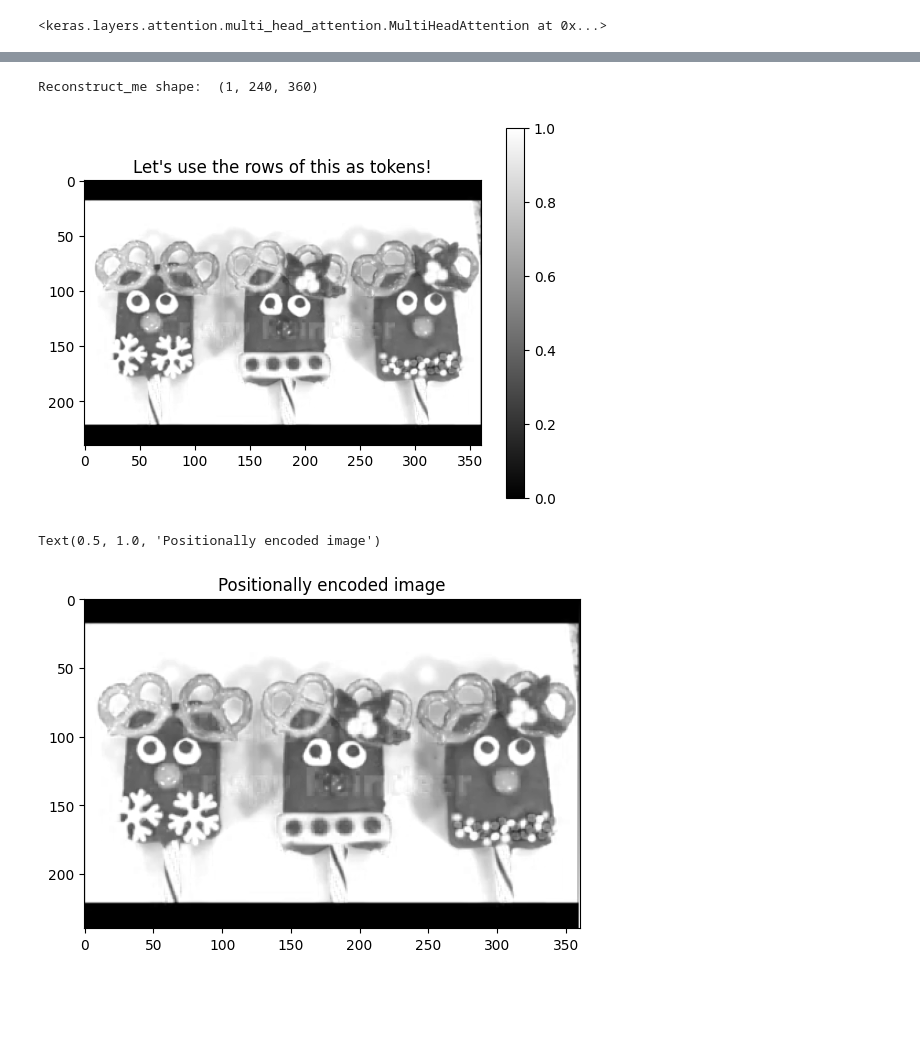
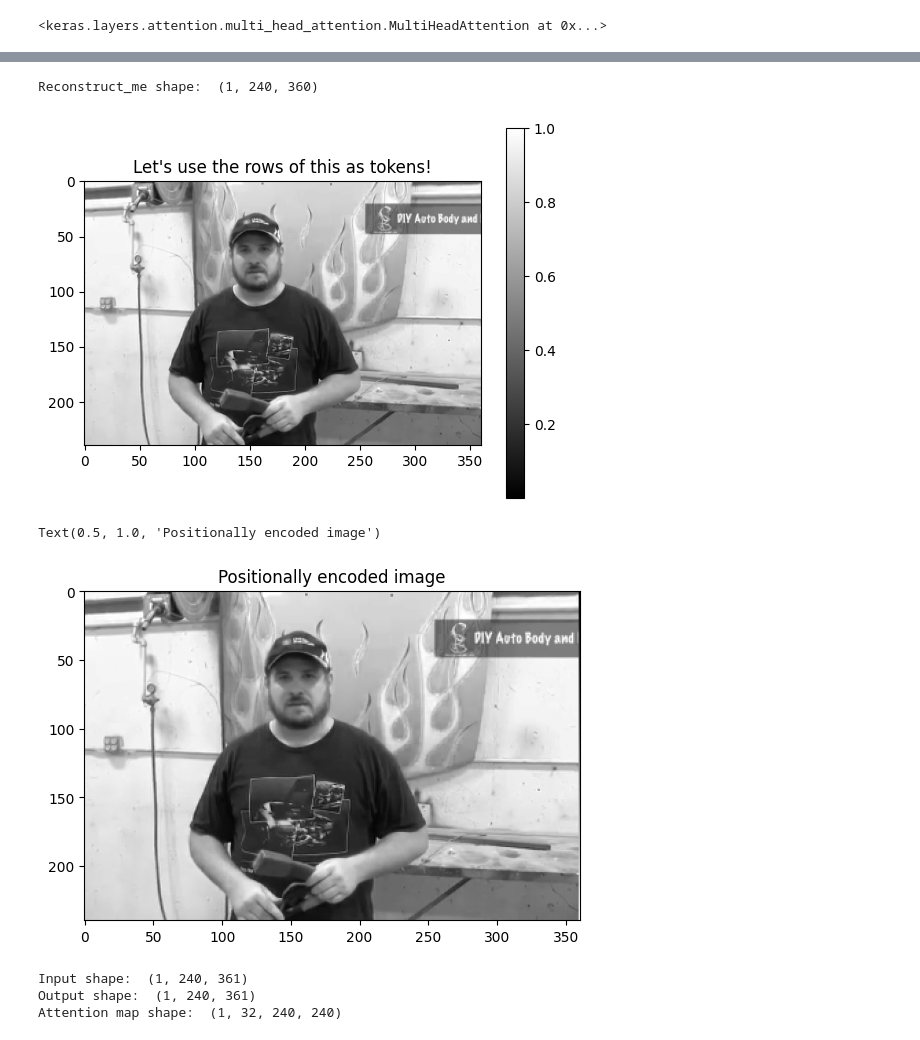
Before and after one commit to amanb2000/Multimodal_Foundation, a Jupyter notebook: sketch/05_Attention_Play.ipynb, the cells around one changed output, grey strips where cells are left out. Saved outputs shown, nothing was run; the diff lists cells and outputs as text; code cells hidden in the pictures; blank space fills up the shorter version.

Commit message:
Finish notebook 05 simple attention mechanism.

```diff
--- a/sketch/05_Attention_Play.ipynb
+++ b/sketch/05_Attention_Play.ipynb
@@ -111,24 +110,24 @@ plt.imshow(mha_output[0,:,:])
 # %%
 ## Let's make a functional Keras model that just has one MHA that tries to reconstruct the input.
 
-video_num = 1
+video_num = 3
 
 # Getting a candidate frame
 cnt = 0
 for element in VideoSet:
 	cnt += 1
 	if cnt == video_num:
 		candidate_frame = element
 		break
 
 reconstruct_me = candidate_frame[:, -1, :,:,0]
 plt.imshow(reconstruct_me[0,:,:], cmap='gray')
 plt.title("Let's use the rows of this as tokens!")
 plt.colorbar()
 print("Reconstruct_me shape: ", reconstruct_me.shape)
 # %% [output]
 Reconstruct_me shape:  (1, 240, 360)
-[figure, old version]
+[figure, new version]
 # %%
 ## Now with basic positional encoding
 pos_code = tf.range(0, 1, 1/240)
@@ -141,7 +140,7 @@ plt.imshow(poscode_reconstruct_me[0,:,:], cmap='gray')
 plt.title("Positionally encoded image")
 # %% [output]
 Text(0.5, 1.0, 'Positionally encoded image')
-[figure, old version]
+[figure, new version]
 # %%
 ## One MHA layer
 n_heads = 32
@@ -149,10 +148,14 @@ head_dim = 32
 mha_1 = tf.keras.layers.MultiHeadAttention(num_heads=n_heads, key_dim=head_dim)
 
 ## Running the MHA on the input in self-attention style
-# mha_output, att_map = mha_1(poscode_reconstruct_me, poscode_reconstruct_me, return_attention_scores=True)
-# print("Input shape: ", poscode_reconstruct_me.shape)
-# print("Output shape: ", mha_output.shape) # should be [1, M, D]
-# print("Attention map shape: ", att_map.shape)
+mha_output, att_map = mha_1(poscode_reconstruct_me, poscode_reconstruct_me, return_attention_scores=True)
+print("Input shape: ", poscode_reconstruct_me.shape)
+print("Output shape: ", mha_output.shape) # should be [1, M, D]
+print("Attention map shape: ", att_map.shape)
+# %% [output]
+Input shape:  (1, 240, 361)
+Output shape:  (1, 240, 361)
+Attention map shape:  (1, 32, 240, 240)
 # %%
 plt.imshow(mha_output[0,:,:], cmap='gray')
 plt.title("Untrained Reconstruction")
```
Also changed, not shown: parts of 11 cells of this notebook.
